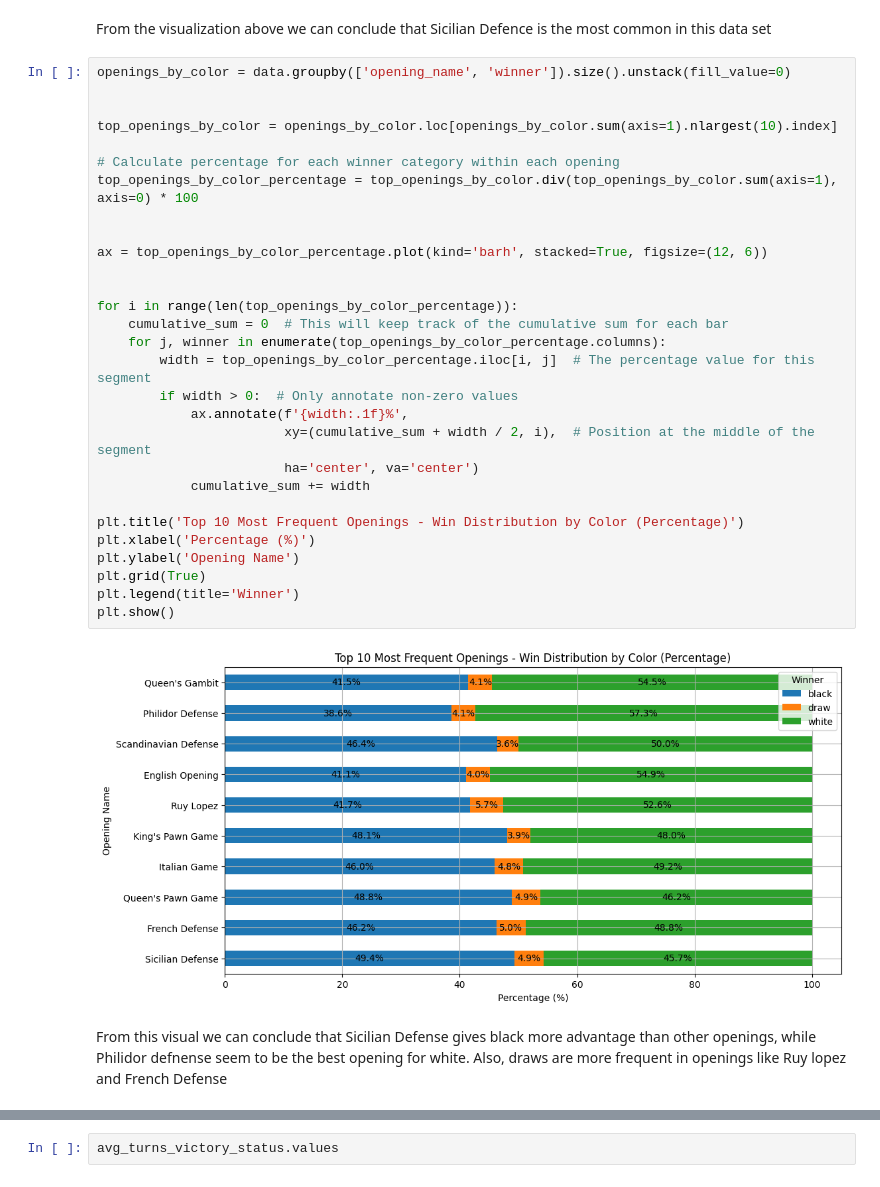
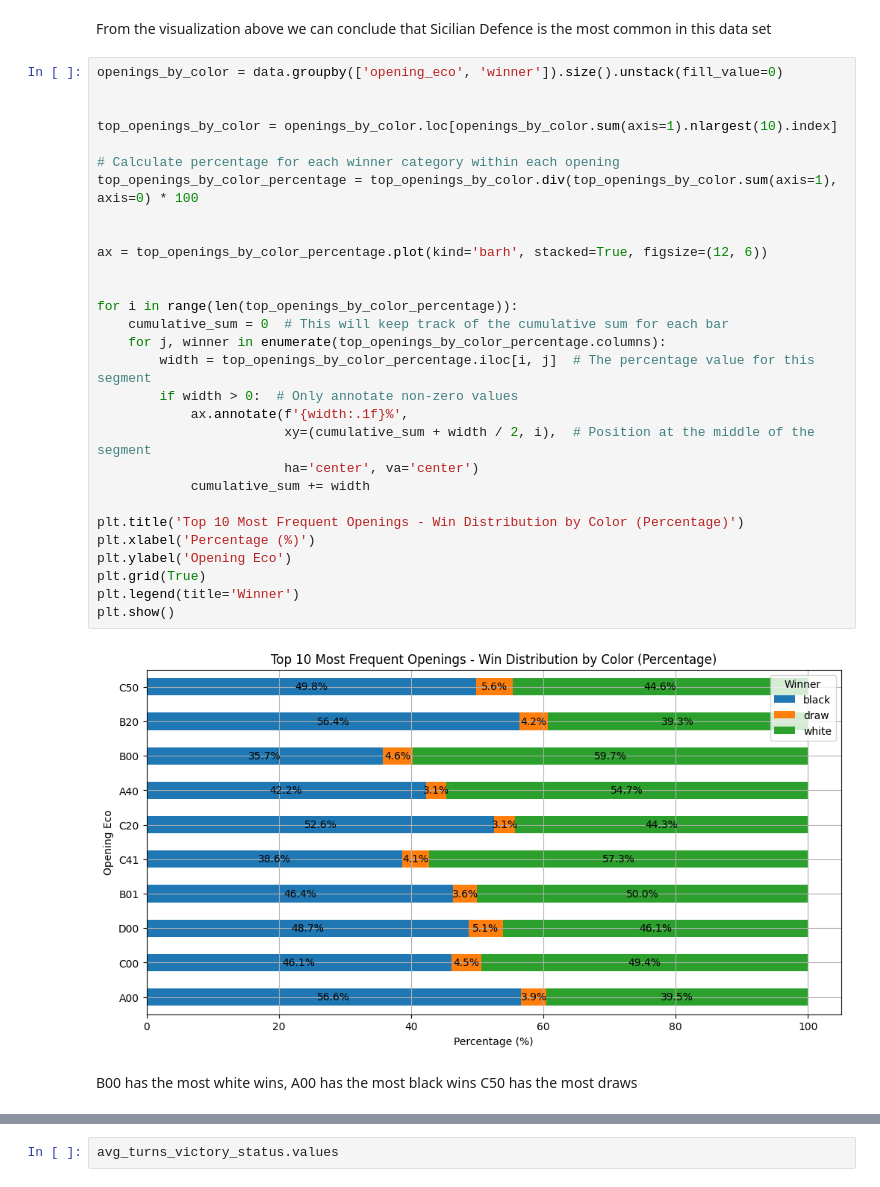
Before and after one commit to i-am-christy/The-Chess-Project, a Jupyter notebook: chess_project.ipynb, the cells around one changed output, grey strips where cells are left out. Saved outputs shown, nothing was run; the diff lists cells and outputs as text.

```diff
--- a/chess_project.ipynb
+++ b/chess_project.ipynb
@@ -176,38 +178,38 @@ plt.grid(True)
 # %% [markdown]
 From the visualization above we can conclude that Sicilian Defence is the most common in this data set
 # %%
-openings_by_color = data.groupby(['opening_name', 'winner']).size().unstack(fill_value=0)
+openings_by_color = data.groupby(['opening_eco', 'winner']).size().unstack(fill_value=0)
 
 
 top_openings_by_color = openings_by_color.loc[openings_by_color.sum(axis=1).nlargest(10).index]
 
 # Calculate percentage for each winner category within each opening
 top_openings_by_color_percentage = top_openings_by_color.div(top_openings_by_color.sum(axis=1), axis=0) * 100
 
 
 ax = top_openings_by_color_percentage.plot(kind='barh', stacked=True, figsize=(12, 6))
 
 
 for i in range(len(top_openings_by_color_percentage)):
     cumulative_sum = 0  # This will keep track of the cumulative sum for each bar
     for j, winner in enumerate(top_openings_by_color_percentage.columns):
         width = top_openings_by_color_percentage.iloc[i, j]  # The percentage value for this segment
         if width > 0:  # Only annotate non-zero values
             ax.annotate(f'{width:.1f}%',
                         xy=(cumulative_sum + width / 2, i),  # Position at the middle of the segment
                         ha='center', va='center')
             cumulative_sum += width
 
 plt.title('Top 10 Most Frequent Openings - Win Distribution by Color (Percentage)')
 plt.xlabel('Percentage (%)')
-plt.ylabel('Opening Name')
+plt.ylabel('Opening Eco')
 plt.grid(True)
 plt.legend(title='Winner')
 plt.show()
 # %% [output]
-[figure, old version]
+[figure, new version]
-# %% [markdown]
-From this visual we can conclude that Sicilian Defense gives black more advantage than other openings, while Philidor defnense seem to be the best opening for white. Also, draws are more frequent in openings like Ruy lopez and French Defense
+# %% [markdown]
+B00 has the most white wins, A00 has the most black wins C50 has the most draws
 # %%
 #average turns vs victory status
 avg_turns_victory_status = data.groupby(['victory_status'])['turns'].mean().sort_values(ascending=False)
```
Also changed, not shown: parts of 62 cells of this notebook, 2 other files.
